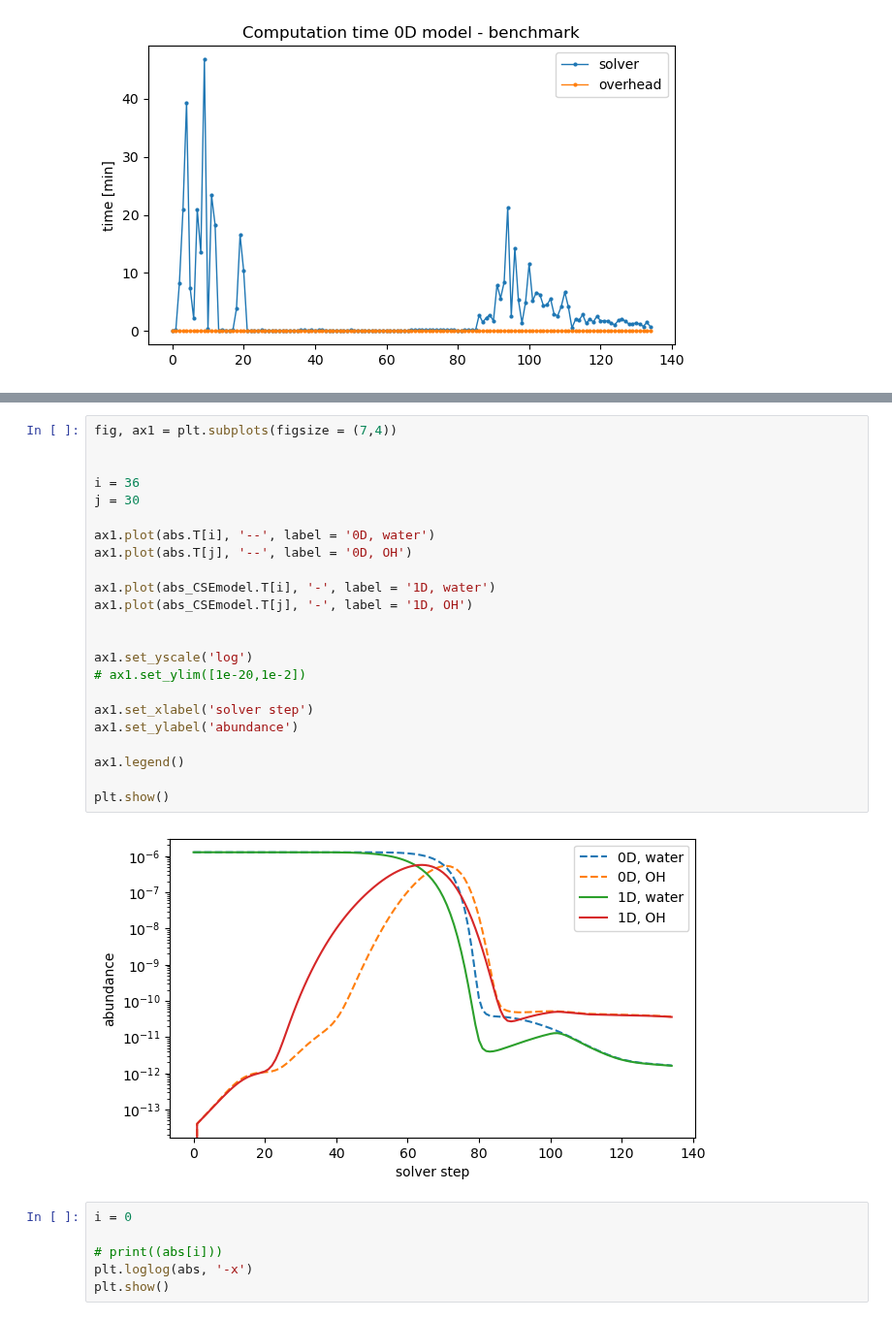
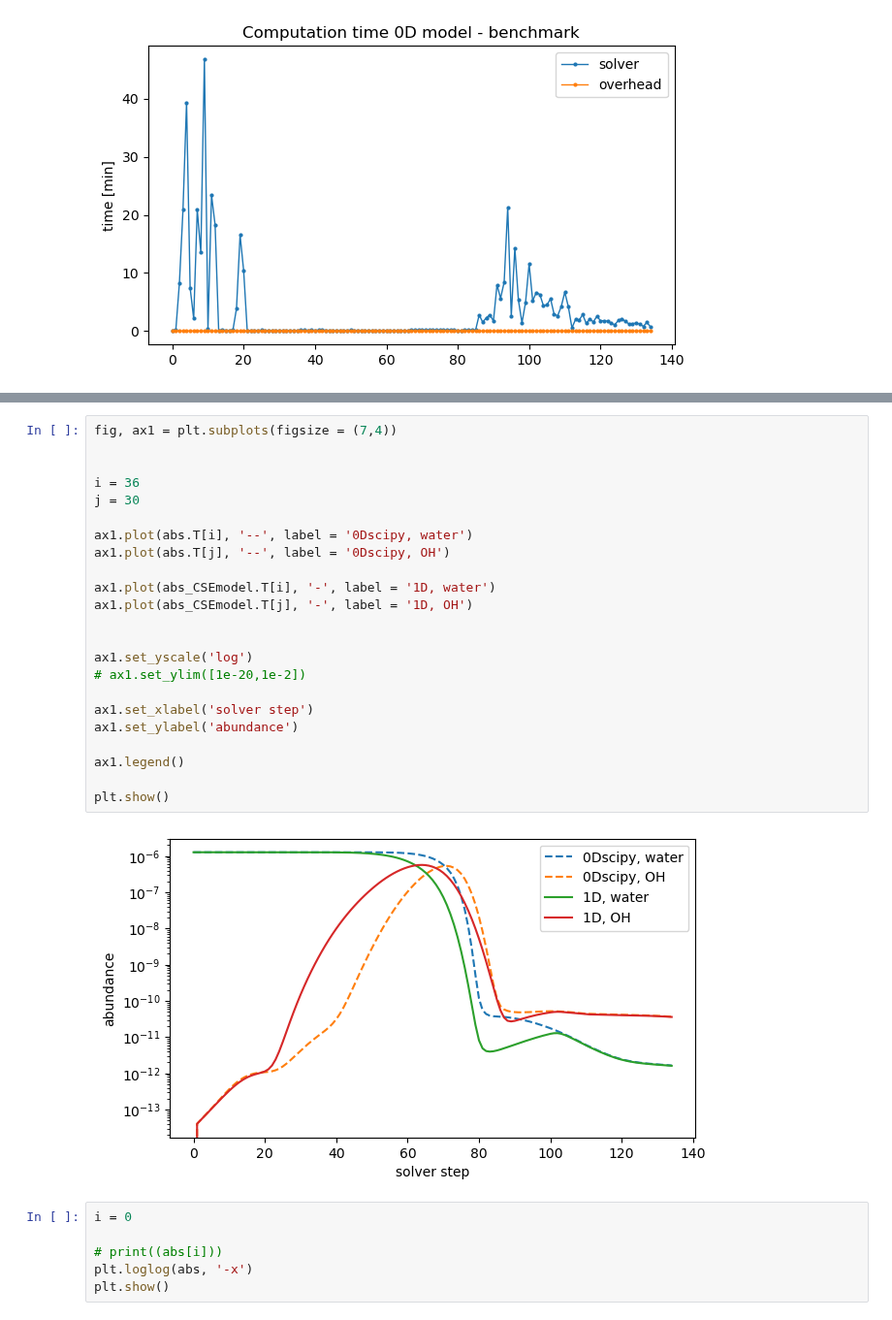
Before and after one commit to silkemaes/ChemPy, a Jupyter notebook: benchmark/get_benchmark.ipynb, the cells around one changed output, grey strips where cells are left out. Shown at 97% size. Saved outputs shown, nothing was run; the diff lists cells and outputs as text.

```diff
--- a/benchmark/get_benchmark.ipynb
+++ b/benchmark/get_benchmark.ipynb
@@ -72,28 +72,28 @@ plt.show
 # %%
 fig, ax1 = plt.subplots(figsize = (7,4))
 
 
 i = 36
 j = 30
 
-ax1.plot(abs.T[i], '--', label = '0D, water')
-ax1.plot(abs.T[j], '--', label = '0D, OH')
+ax1.plot(abs.T[i], '--', label = '0Dscipy, water')
+ax1.plot(abs.T[j], '--', label = '0Dscipy, OH')
 
 ax1.plot(abs_CSEmodel.T[i], '-', label = '1D, water')
 ax1.plot(abs_CSEmodel.T[j], '-', label = '1D, OH')
 
 
 ax1.set_yscale('log')
 # ax1.set_ylim([1e-20,1e-2])
 
 ax1.set_xlabel('solver step')
 ax1.set_ylabel('abundance')
 
 ax1.legend()
 
 plt.show()
 # %% [output]
-[figure, old version]
+[figure, new version]
 # %%
 i = 0
 
```
Also changed, not shown: parts of 1 cell of this notebook, 1 other file.
